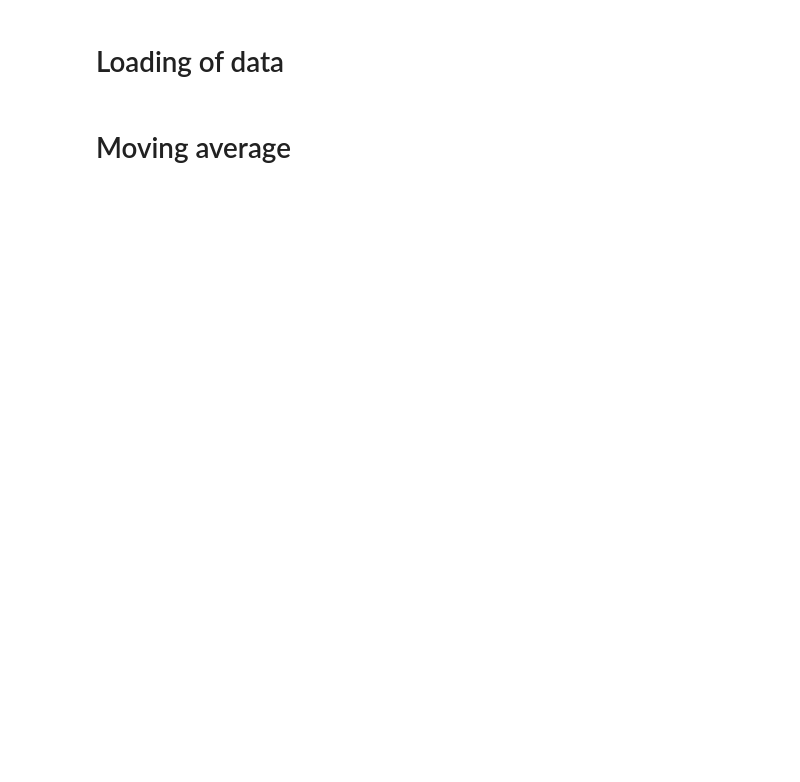
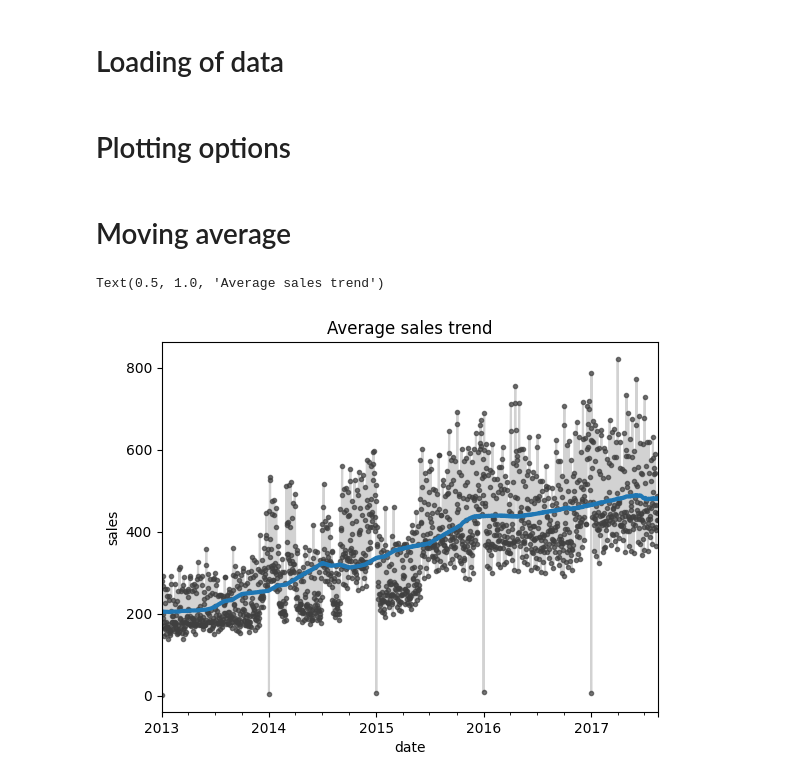
Before and after one commit to GerardoA01701474/EquipoReto, a Jupyter notebook: trend-modeling.ipynb, the cells around one changed output. Saved outputs shown, nothing was run; the diff lists cells and outputs as text; code cells hidden in the pictures; blank space fills up the shorter version.

Commit message:
Plot trend of average sales

```diff
--- a/trend-modeling.ipynb
+++ b/trend-modeling.ipynb
@@ -27,11 +27,22 @@ store_sales = pd.read_csv(
     infer_datetime_format=True
 )
 # %%
-store_sales = train.to_period("D")  # Timestamp to period by day
+store_sales = store_sales.to_period("D")  # Timestamp to period by day
 # %%
 store_sales = store_sales.set_index(["store_nbr", "family"], append=True)
 # %%
 average_sales = store_sales.groupby("date").mean()["sales"]
+# %% [markdown]
+# Plotting options
+# %%
+scatter_kws = dict(
+    color="0.75",  # Blue color for straight lines
+    style=".-",  # Dots connected by lines
+    markeredgecolor="0.25",  # Gray dot contour
+    markerfacecolor="0.25",  # Gray dots
+    legend=False,  # Ignore legend
+    alpha=0.7  # Alpha of dots
+)
 # %% [markdown]
 # Moving average
 # %%
@@ -42,3 +53,12 @@ trend = average_sales.rolling(
     center=True,
     min_periods=window_size // 2
 ).mean()
+# %%
+ax = average_sales.plot(**scatter_kws)
+ax = trend.plot(ax=ax, linewidth=3)
+
+ax.set_ylabel("sales")
+ax.set_title("Average sales trend")
+# %% [output]
+Text(0.5, 1.0, 'Average sales trend')
+[figure, added]
```
Also changed, not shown: parts of 2 cells of this notebook.
